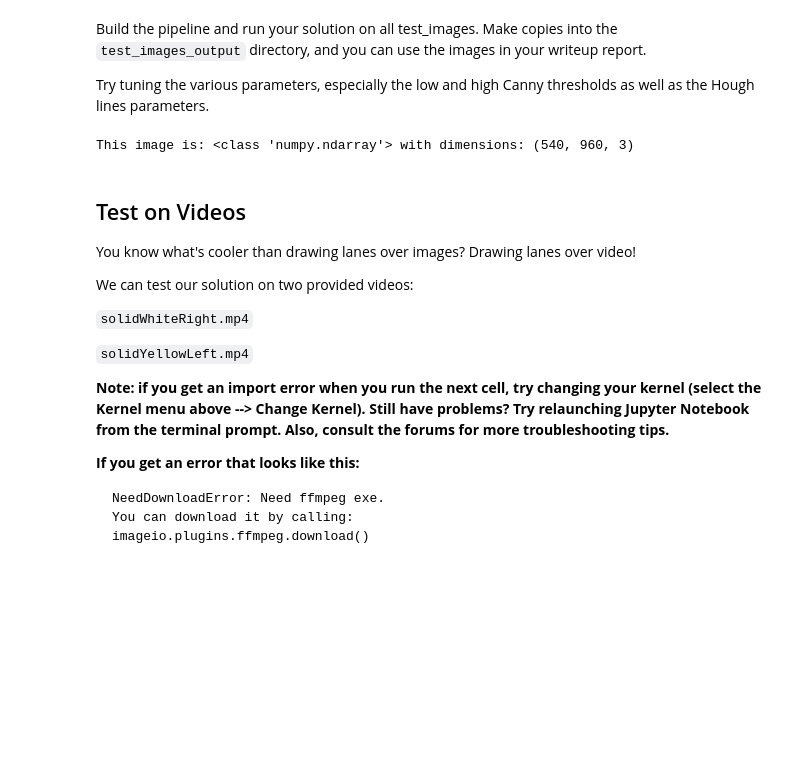
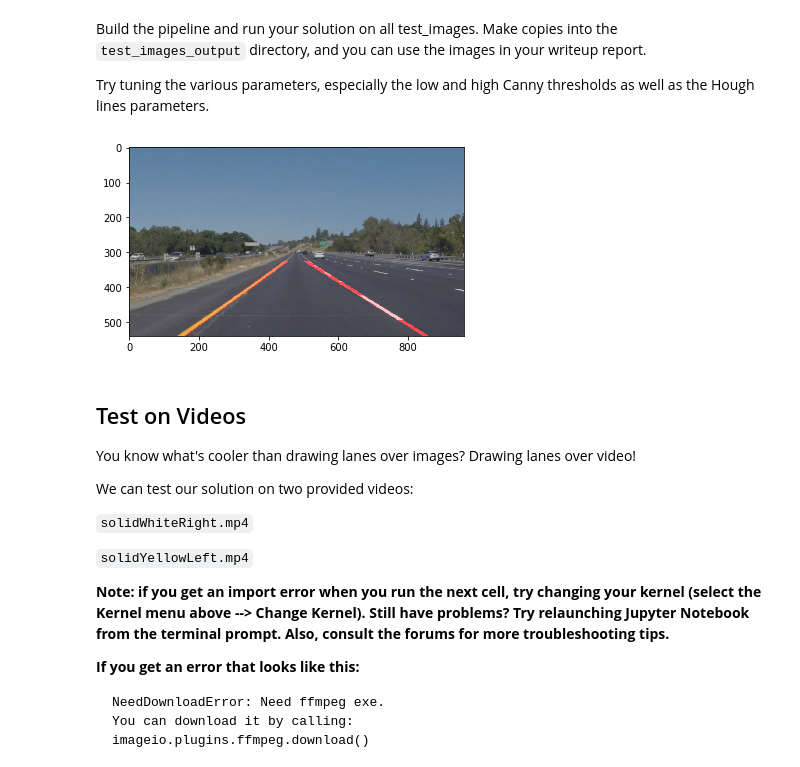
Before and after one commit to JamesDiDonato/CarND-Lane-Lines, a Jupyter notebook: P1.ipynb, the cells around one changed output. Drawn from its saved outputs; the diff is of its cells as text; code cells hidden in the pictures; blank space fills up the shorter version.

```diff
--- a/P1.ipynb
+++ b/P1.ipynb
@@ -212,61 +273,63 @@ Try tuning the various parameters, especially the low and high Canny thresholds
 # %%
 # TODO: Build your pipeline that will draw lane lines on the test_images
 # then save them to the test_images_output directory.
+
 
 # Read Image :
 #image = mpimg.imread('test_images/solidWhiteCurve.jpg')
 #image = mpimg.imread('test_images/solidWhiteRight.jpg')
 #image = mpimg.imread('test_images/solidYellowCurve.jpg')
 #image = mpimg.imread('test_images/solidYellowCurve2.jpg')
-#image = mpimg.imread('test_images/solidYellowLeft.jpg')
-image = mpimg.imread('test_images/whiteCarLaneSwitch.jpg')
-print('This image is:', type(image), 'with dimensions:', image.shape)
+image = mpimg.imread('test_images/solidYellowLeft.jpg')
+#image = mpimg.imread('test_images/whiteCarLaneSwitch.jpg')
 
 # 1 - Grayscale + Blur + Canny :
 gray = grayscale(image)
 kernel_size = 5
-blur_gray = cv2.GaussianBlur(crop_img,(kernel_size, kernel_size),0)
-low_thresh = 70
-high_thresh = 150
+blur_gray = cv2.GaussianBlur(gray,(kernel_size, kernel_size),0)
+low_thresh = 75
+high_thresh = 180
 edges = cv2.Canny(gray,low_thresh,high_thresh)
+
 
 # 2- Hough Transform :
 rho = 1
 theta = math.pi/180
 threshold = 15
-min_line_len = 25
+min_line_len = 30
 max_line_gap = 20
 hough_img = hough_lines(edges,rho,theta,threshold,min_line_len,max_line_gap)
 
 
 # 3 - Crop Hough Image :
-left_bottom = [60, 540]
-left_apex = [450, 325]
-right_apex = [510, 325]
-right_bottom = [940, 540]
+height = image.shape[0]
+width = image.shape[1]
+left_bottom = [0.0625*width, height]
+left_apex = [0.45*width, 0.6019*height]
+right_apex = [0.55*width, 0.6019*height]
+right_bottom = [0.9792*width, height]
+
+
 vertices = [left_bottom,left_apex,right_apex,right_bottom]
 poly = np.array(vertices, np.int32)
 crop_hough_img = region_of_interest(hough_img, [poly])
 
 # 4 - Combine Hough Image with Original :
 result = cv2.addWeighted(image, 0.8, crop_hough_img, 1, 0)
 
-
 '''........Debugging Code Below........'''
 
 #Display Hough lines on Canny Image :
 color_edges = np.dstack((edges, edges, edges))
 canny_edge = cv2.addWeighted(color_edges, 0.8, crop_hough_img, 1, 0)
 
-
-
 #Plotting for Dev :
 #plt.imshow(crop_img, cmap = 'gray' )
-#plt.imshow(result)
+plt.imshow(result)
 
-mpimg.imsave('test.png', result)
+mpimg.imsave('test2.png', result)
 # %% [output]
-This image is: <class 'numpy.ndarray'> with dimensions: (540, 960, 3)
+[figure, added]
 # %% [markdown]
 ## Test on Videos
 
```
Also changed, not shown: parts of 5 cells of this notebook, 10 other files.
